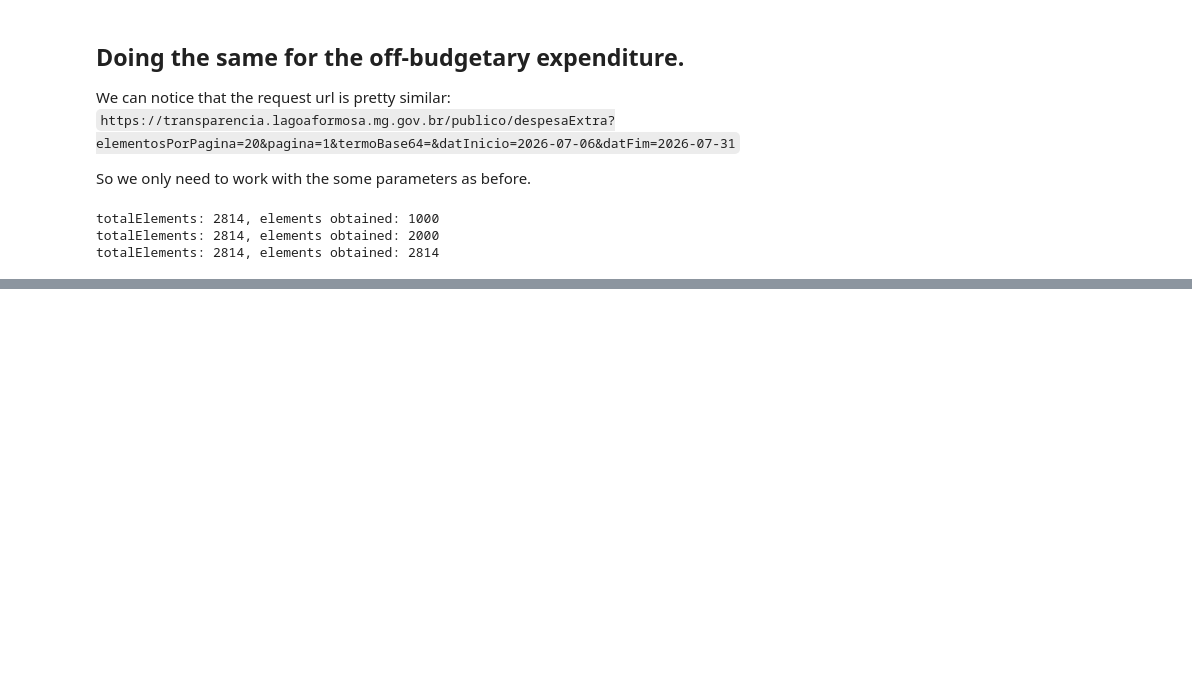
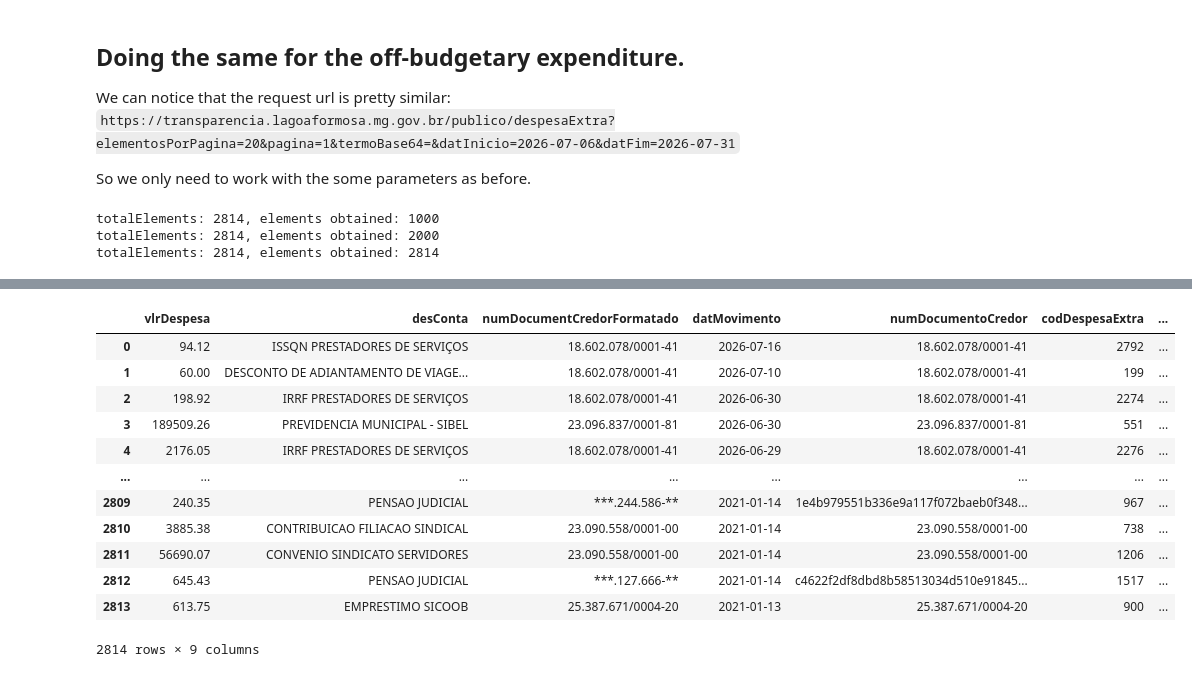
Before and after one commit to gbrielgustavo/portal-transparencia-publicenter, a Jupyter notebook: project.ipynb, the cells around one changed output, grey strips where cells are left out. Saved outputs shown, nothing was run; the diff lists cells and outputs as text; code cells hidden in the pictures; blank space fills up the shorter version.

```diff
--- a/project.ipynb
+++ b/project.ipynb
@@ -222,0 +219,25 @@ length budgetDf: 40487, length budgetDf: 2814
+# %%
+# Removing Personal data
+cpfRegex = re.compile(r'^\d{3}\.\d{3}\.\d{3}-\d{2}$')
+
+def applyHashCpf(df, column):
+    mask = df[column].str.match(cpfRegex, na=False)
+    df.loc[mask, column] = (
+        df.loc[mask, column]
+          .apply(lambda x: hashlib.sha256(x.encode("utf-8")).hexdigest())
+    )
+
+applyHashCpf(budgetDf, "desDocumentoFornecedor")
+applyHashCpf(offBudgetDf, "numDocumentoCredor")
+
+# Removing empty collumns and rows
+def dropNaDf(df):
+    df.dropna(axis=1, how="all", inplace = True)
+    df.dropna(axis=0, how="all", inplace = True)
+
+dropNaDf(budgetDf)
+dropNaDf(offBudgetDf)
+
+# Removing collumns where all entries have the same value (as they are irrelevant)
+budgetDf = budgetDf.loc[:, budgetDf.nunique() > 1]
+offBudgetDf = offBudgetDf.loc[:, offBudgetDf.nunique() > 1]
@@ -222,0 +262,16 @@ length budgetDf: 40487, length budgetDf: 2814
+# %%
+offBudgetDf
+# %% [output]
+|  | vlrDespesa | desConta | numDocumentCredorFormatado | datMovimento | numDocumentoCredor | codDespesaExtra | ... |
+| 0 | 94.12 | ISSQN PRESTADORES DE SERVIÇOS | 18.602.078/0001-41 | 2026-07-16 | 18.602.078/0001-41 | 2792 | ... |
+| 1 | 60.00 | DESCONTO DE ADIANTAMENTO DE VIAGE... | 18.602.078/0001-41 | 2026-07-10 | 18.602.078/0001-41 | 199 | ... |
+| 2 | 198.92 | IRRF PRESTADORES DE SERVIÇOS | 18.602.078/0001-41 | 2026-06-30 | 18.602.078/0001-41 | 2274 | ... |
+| 3 | 189509.26 | PREVIDENCIA MUNICIPAL - SIBEL | 23.096.837/0001-81 | 2026-06-30 | 23.096.837/0001-81 | 551 | ... |
+| 4 | 2176.05 | IRRF PRESTADORES DE SERVIÇOS | 18.602.078/0001-41 | 2026-06-29 | 18.602.078/0001-41 | 2276 | ... |
+| ... | ... | ... | ... | ... | ... | ... | ... |
+| 2809 | 240.35 | PENSAO JUDICIAL | ***.244.586-** | 2021-01-14 | 1e4b979551b336e9a117f072baeb0f348... | 967 | ... |
+| 2810 | 3885.38 | CONTRIBUICAO FILIACAO SINDICAL | 23.090.558/0001-00 | 2021-01-14 | 23.090.558/0001-00 | 738 | ... |
+| 2811 | 56690.07 | CONVENIO SINDICATO SERVIDORES | 23.090.558/0001-00 | 2021-01-14 | 23.090.558/0001-00 | 1206 | ... |
+| 2812 | 645.43 | PENSAO JUDICIAL | ***.127.666-** | 2021-01-14 | c4622f2df8dbd8b58513034d510e91845... | 1517 | ... |
+| 2813 | 613.75 | EMPRESTIMO SICOOB | 25.387.671/0004-20 | 2021-01-13 | 25.387.671/0004-20 | 900 | ... |
+2814 rows × 9 columns
```
Also changed, not shown: parts of 14 cells of this notebook, 3 other files.
